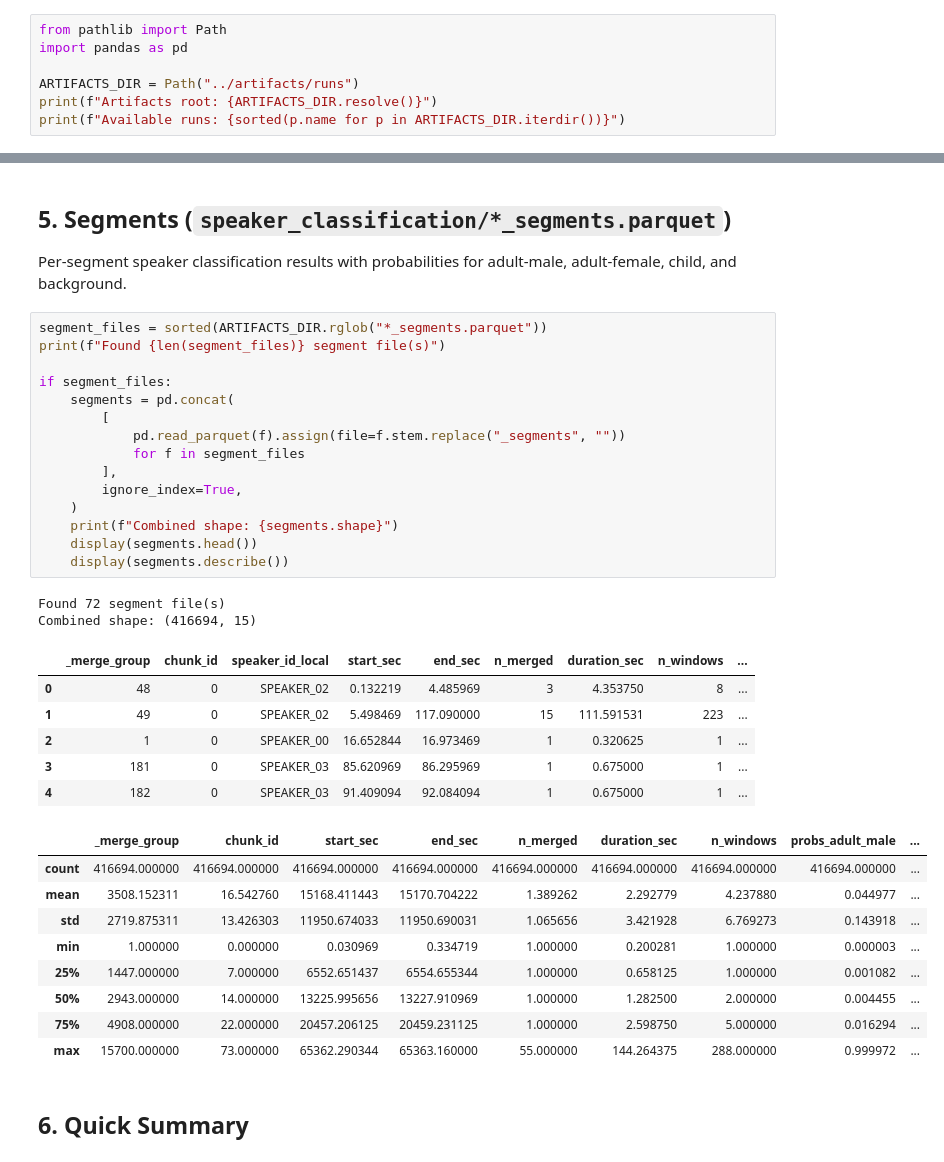
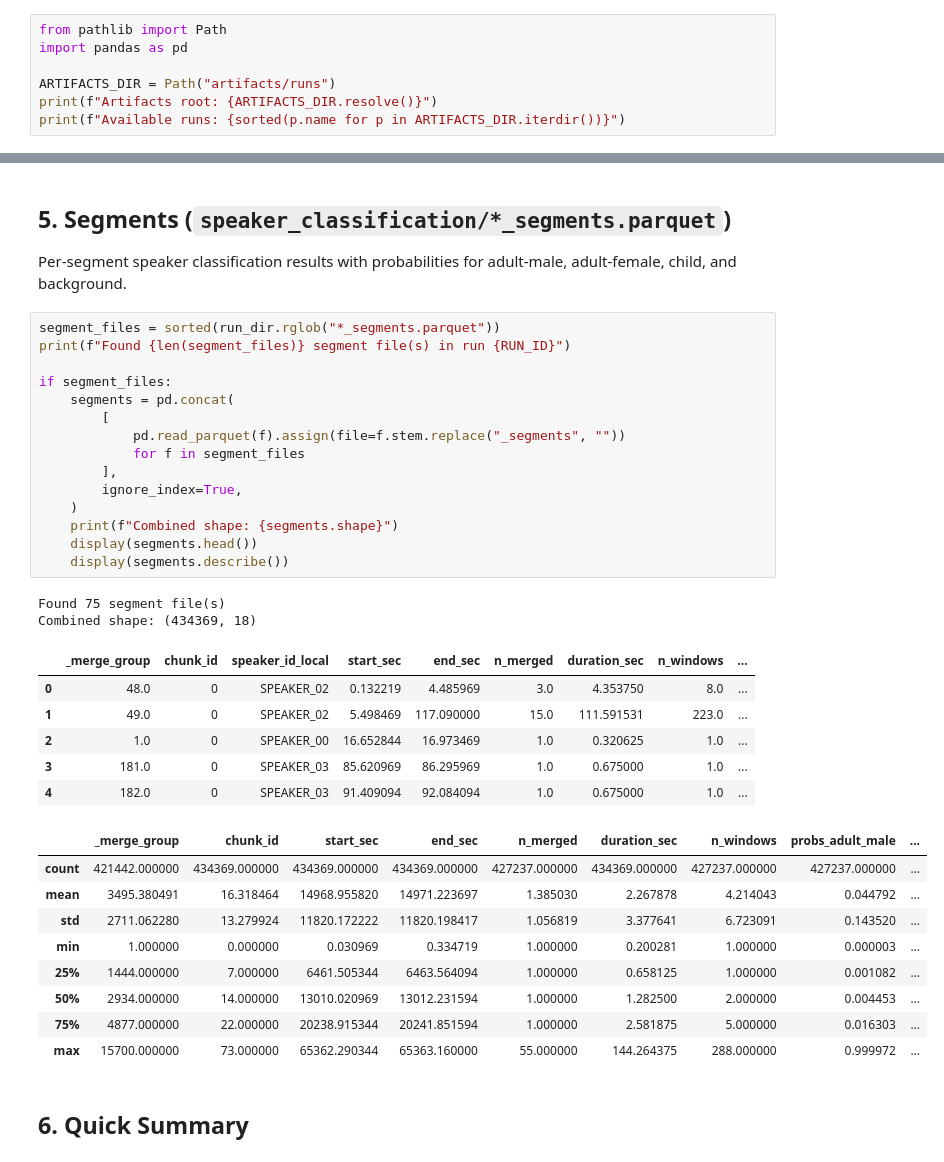
Before and after one commit to arunps12/HindiBabyNet, a Jupyter notebook: notebooks/03_read_parquets.ipynb, the cells around one changed output, grey strips where cells are left out. Cells and saved outputs as stored; diff of their text form.

```diff
--- a/notebooks/03_read_parquets.ipynb
+++ b/notebooks/03_read_parquets.ipynb
@@ -12,7 +29,7 @@ This notebook reads and explores the three types of parquet files produced by th
 from pathlib import Path
 import pandas as pd
 
-ARTIFACTS_DIR = Path("../artifacts/runs")
+ARTIFACTS_DIR = Path("artifacts/runs")
 print(f"Artifacts root: {ARTIFACTS_DIR.resolve()}")
 print(f"Available runs: {sorted(p.name for p in ARTIFACTS_DIR.iterdir())}")
 # %% [output]
@@ -138,37 +157,37 @@ dtype: object
 
 Per-segment speaker classification results with probabilities for adult-male, adult-female, child, and background.
 # %%
-segment_files = sorted(ARTIFACTS_DIR.rglob("*_segments.parquet"))
-print(f"Found {len(segment_files)} segment file(s)")
+segment_files = sorted(run_dir.rglob("*_segments.parquet"))
+print(f"Found {len(segment_files)} segment file(s) in run {RUN_ID}")
 
 if segment_files:
     segments = pd.concat(
         [
             pd.read_parquet(f).assign(file=f.stem.replace("_segments", ""))
             for f in segment_files
         ],
         ignore_index=True,
     )
     print(f"Combined shape: {segments.shape}")
     display(segments.head())
     display(segments.describe())
 # %% [output]
-Found 72 segment file(s)
-Combined shape: (416694, 15)
+Found 75 segment file(s)
+Combined shape: (434369, 18)
 |  | _merge_group | chunk_id | speaker_id_local | start_sec | end_sec | n_merged | duration_sec | n_windows | ... |
-| 0 | 48 | 0 | SPEAKER_02 | 0.132219 | 4.485969 | 3 | 4.353750 | 8 | ... |
-| 1 | 49 | 0 | SPEAKER_02 | 5.498469 | 117.090000 | 15 | 111.591531 | 223 | ... |
-| 2 | 1 | 0 | SPEAKER_00 | 16.652844 | 16.973469 | 1 | 0.320625 | 1 | ... |
-| 3 | 181 | 0 | SPEAKER_03 | 85.620969 | 86.295969 | 1 | 0.675000 | 1 | ... |
-| 4 | 182 | 0 | SPEAKER_03 | 91.409094 | 92.084094 | 1 | 0.675000 | 1 | ... |
+| 0 | 48.0 | 0 | SPEAKER_02 | 0.132219 | 4.485969 | 3.0 | 4.353750 | 8.0 | ... |
+| 1 | 49.0 | 0 | SPEAKER_02 | 5.498469 | 117.090000 | 15.0 | 111.591531 | 223.0 | ... |
+| 2 | 1.0 | 0 | SPEAKER_00 | 16.652844 | 16.973469 | 1.0 | 0.320625 | 1.0 | ... |
+| 3 | 181.0 | 0 | SPEAKER_03 | 85.620969 | 86.295969 | 1.0 | 0.675000 | 1.0 | ... |
+| 4 | 182.0 | 0 | SPEAKER_03 | 91.409094 | 92.084094 | 1.0 | 0.675000 | 1.0 | ... |
 |  | _merge_group | chunk_id | start_sec | end_sec | n_merged | duration_sec | n_windows | probs_adult_male | ... |
-| count | 416694.000000 | 416694.000000 | 416694.000000 | 416694.000000 | 416694.000000 | 416694.000000 | 416694.000000 | 416694.000000 | ... |
-| mean | 3508.152311 | 16.542760 | 15168.411443 | 15170.704222 | 1.389262 | 2.292779 | 4.237880 | 0.044977 | ... |
-| std | 2719.875311 | 13.426303 | 11950.674033 | 11950.690031 | 1.065656 | 3.421928 | 6.769273 | 0.143918 | ... |
+| count | 421442.000000 | 434369.000000 | 434369.000000 | 434369.000000 | 427237.000000 | 434369.000000 | 427237.000000 | 427237.000000 | ... |
+| mean | 3495.380491 | 16.318464 | 14968.955820 | 14971.223697 | 1.385030 | 2.267878 | 4.214043 | 0.044792 | ... |
+| std | 2711.062280 | 13.279924 | 11820.172222 | 11820.198417 | 1.056819 | 3.377641 | 6.723091 | 0.143520 | ... |
 | min | 1.000000 | 0.000000 | 0.030969 | 0.334719 | 1.000000 | 0.200281 | 1.000000 | 0.000003 | ... |
-| 25% | 1447.000000 | 7.000000 | 6552.651437 | 6554.655344 | 1.000000 | 0.658125 | 1.000000 | 0.001082 | ... |
-| 50% | 2943.000000 | 14.000000 | 13225.995656 | 13227.910969 | 1.000000 | 1.282500 | 2.000000 | 0.004455 | ... |
-| 75% | 4908.000000 | 22.000000 | 20457.206125 | 20459.231125 | 1.000000 | 2.598750 | 5.000000 | 0.016294 | ... |
+| 25% | 1444.000000 | 7.000000 | 6461.505344 | 6463.564094 | 1.000000 | 0.658125 | 1.000000 | 0.001082 | ... |
+| 50% | 2934.000000 | 14.000000 | 13010.020969 | 13012.231594 | 1.000000 | 1.282500 | 2.000000 | 0.004453 | ... |
+| 75% | 4877.000000 | 22.000000 | 20238.915344 | 20241.851594 | 1.000000 | 2.581875 | 5.000000 | 0.016303 | ... |
 | max | 15700.000000 | 73.000000 | 65362.290344 | 65363.160000 | 55.000000 | 144.264375 | 288.000000 | 0.999972 | ... |
 # %% [markdown]
 ## 6. Quick Summary
```
Also changed, not shown: parts of 16 cells of this notebook, 20 other files.
